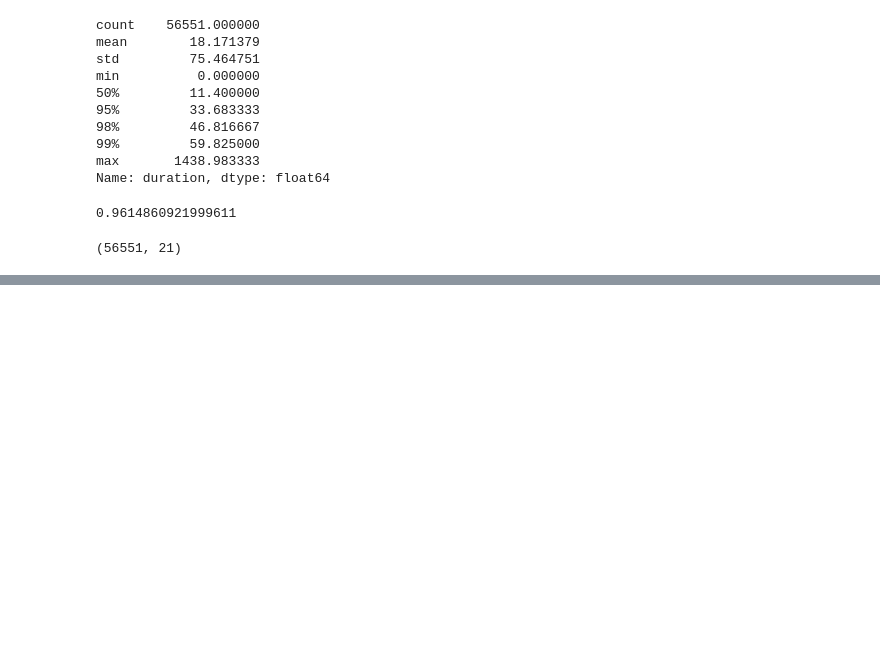
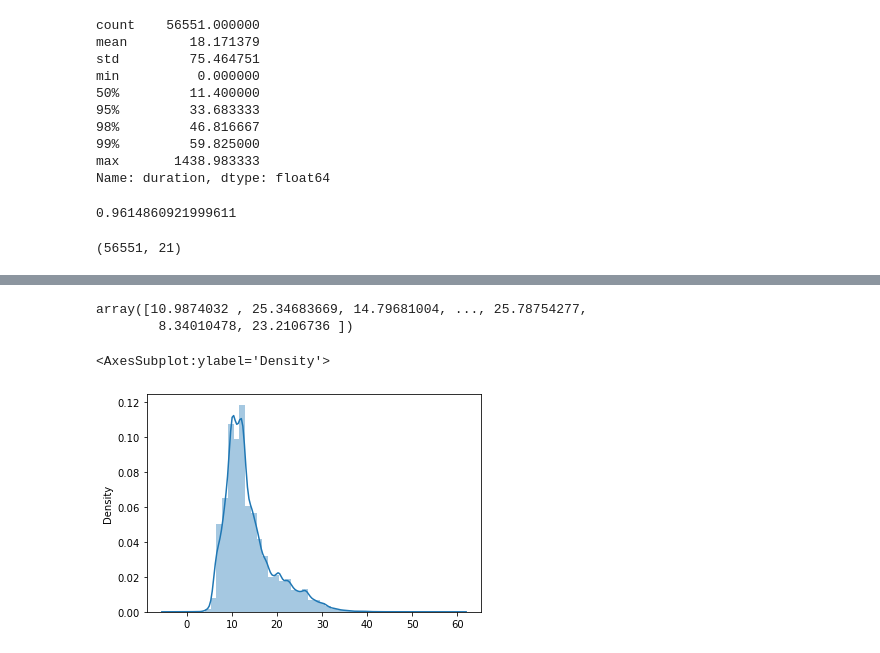
Before and after one commit to lakshmant-thota/lakshman-mlops-zoomcamp, a Jupyter notebook: 01-intro/homework.ipynb, the cells around one changed output, grey strips where cells are left out. Drawn from its saved outputs; the diff is of its cells as text; code cells hidden in the pictures; blank space fills up the shorter version.

```diff
--- a/01-intro/homework.ipynb
+++ b/01-intro/homework.ipynb
@@ -139,0 +193,10 @@ df = gdf[((gdf.duration >= 1) & (gdf.duration <= 60))]
+# %%
+y_pred
+# %% [output]
+array([10.9874032 , 25.34683669, 14.79681004, ..., 25.78754277,
+        8.34010478, 23.2106736 ])
+# %%
+sns.distplot(y_pred, label = 'pred')
+# %% [output]
+<AxesSubplot:ylabel='Density'>
+[figure, added]
```
Also changed, not shown: parts of 61 cells of this notebook.
